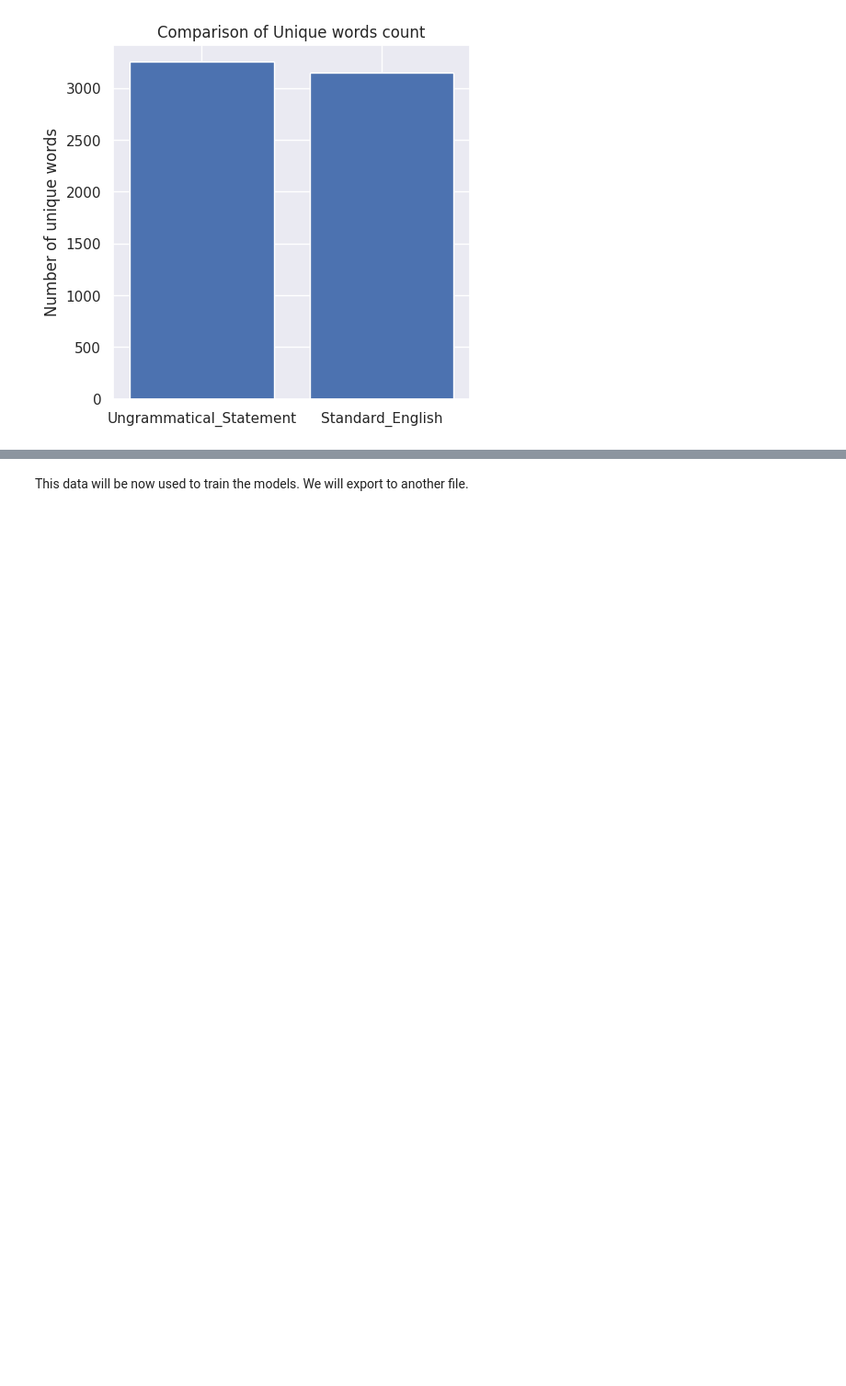
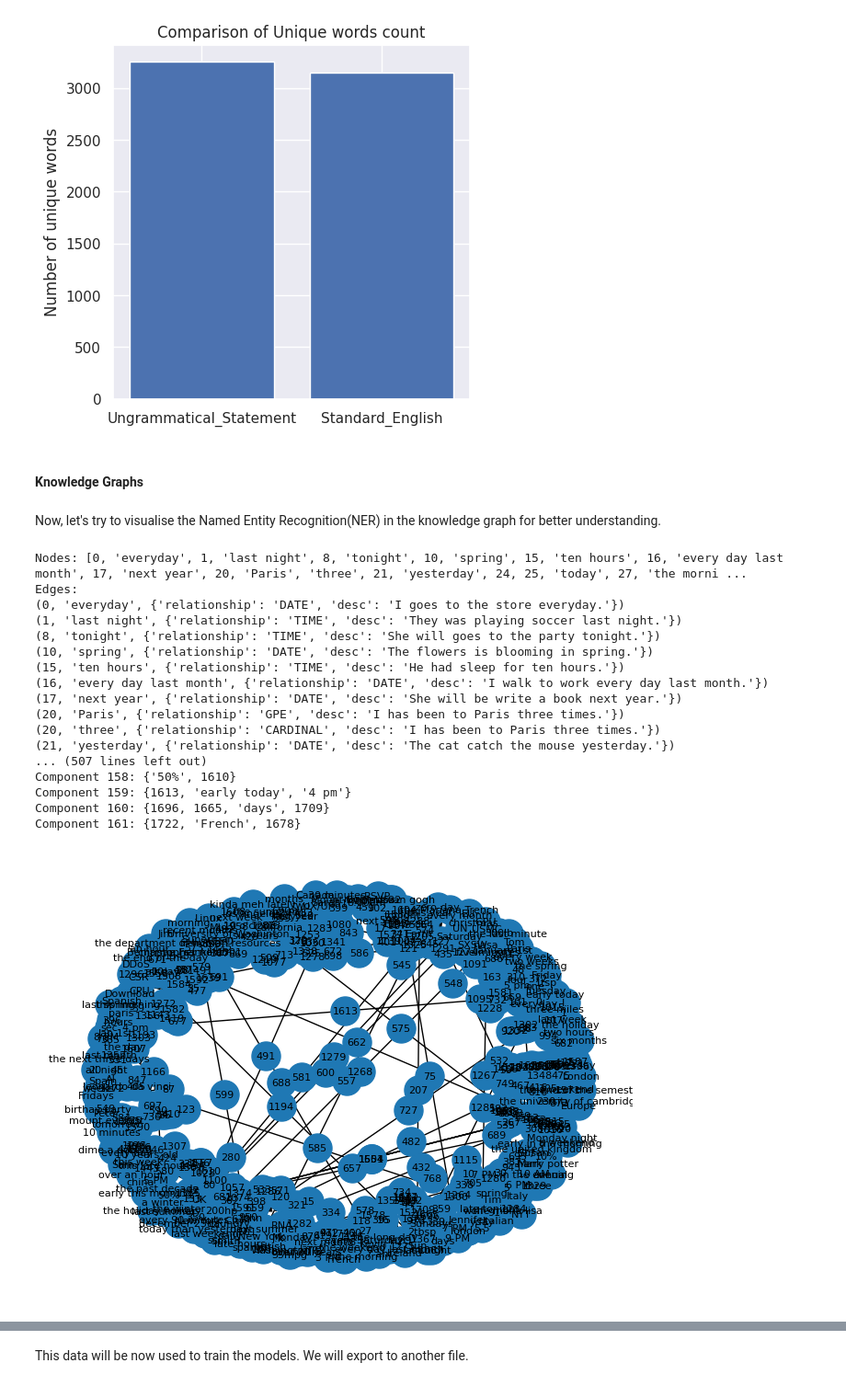
Before and after one commit to srinivaslakshman20/grammar-correction-app, a Jupyter notebook: models/453_Grammar_correction_EDA.ipynb, the cells around one changed output, grey strips where cells are left out. Shown at 92% size. Drawn from its saved outputs; the diff is of its cells as text; code cells hidden in the pictures; blank space fills up the shorter version.

Commit message:
Updates to have knowledge graphs

```diff
--- a/models/453_Grammar_correction_EDA.ipynb
+++ b/models/453_Grammar_correction_EDA.ipynb
@@ -153,3 +154,7 @@ plt.ylabel('Number of unique words')
 plt.show()
 # %% [output]
 [figure]
+# %% [markdown]
+#### Knowledge Graphs
+# %% [markdown]
+Now, let's try to visualise the Named Entity Recognition(NER) in the knowledge graph for better understanding.
@@ -155,0 +218,36 @@ plt.show()
+# %%
+nlp = spacy.load("en_core_web_sm")
+
+data = {'text': [], 'entities': [], 'labels': []}
+
+for text in data_df['Ungrammatical_Statement']:
+  doc = nlp(text)
+  entity_texts = [ent.text for ent in doc.ents]
+  labels = [ent.label_ for ent in doc.ents]
+  data['text'].append(text)
+  data['entities'].append(entity_texts)
+  data['labels'].append(labels)
+
+sp_df = pd.DataFrame(data)
+sp_df.reset_index(inplace=True)
+
+develop_knowledge_graph(sp_df)
+# %% [output]
+Nodes: [0, 'everyday', 1, 'last night', 8, 'tonight', 10, 'spring', 15, 'ten hours', 16, 'every day last month', 17, 'next year', 20, 'Paris', 'three', 21, 'yesterday', 24, 25, 'today', 27, 'the morni ...
+Edges:
+(0, 'everyday', {'relationship': 'DATE', 'desc': 'I goes to the store everyday.'})
+(1, 'last night', {'relationship': 'TIME', 'desc': 'They was playing soccer last night.'})
+(8, 'tonight', {'relationship': 'TIME', 'desc': 'She will goes to the party tonight.'})
+(10, 'spring', {'relationship': 'DATE', 'desc': 'The flowers is blooming in spring.'})
+(15, 'ten hours', {'relationship': 'TIME', 'desc': 'He had sleep for ten hours.'})
+(16, 'every day last month', {'relationship': 'DATE', 'desc': 'I walk to work every day last month.'})
+(17, 'next year', {'relationship': 'DATE', 'desc': 'She will be write a book next year.'})
+(20, 'Paris', {'relationship': 'GPE', 'desc': 'I has been to Paris three times.'})
+(20, 'three', {'relationship': 'CARDINAL', 'desc': 'I has been to Paris three times.'})
+(21, 'yesterday', {'relationship': 'DATE', 'desc': 'The cat catch the mouse yesterday.'})
+... (507 lines left out)
+Component 158: {'50%', 1610}
+Component 159: {1613, 'early today', '4 pm'}
+Component 160: {1696, 1665, 'days', 1709}
+Component 161: {1722, 'French', 1678}
+[figure, added]
```
Also changed, not shown: parts of 3 cells of this notebook, 3 other files.
